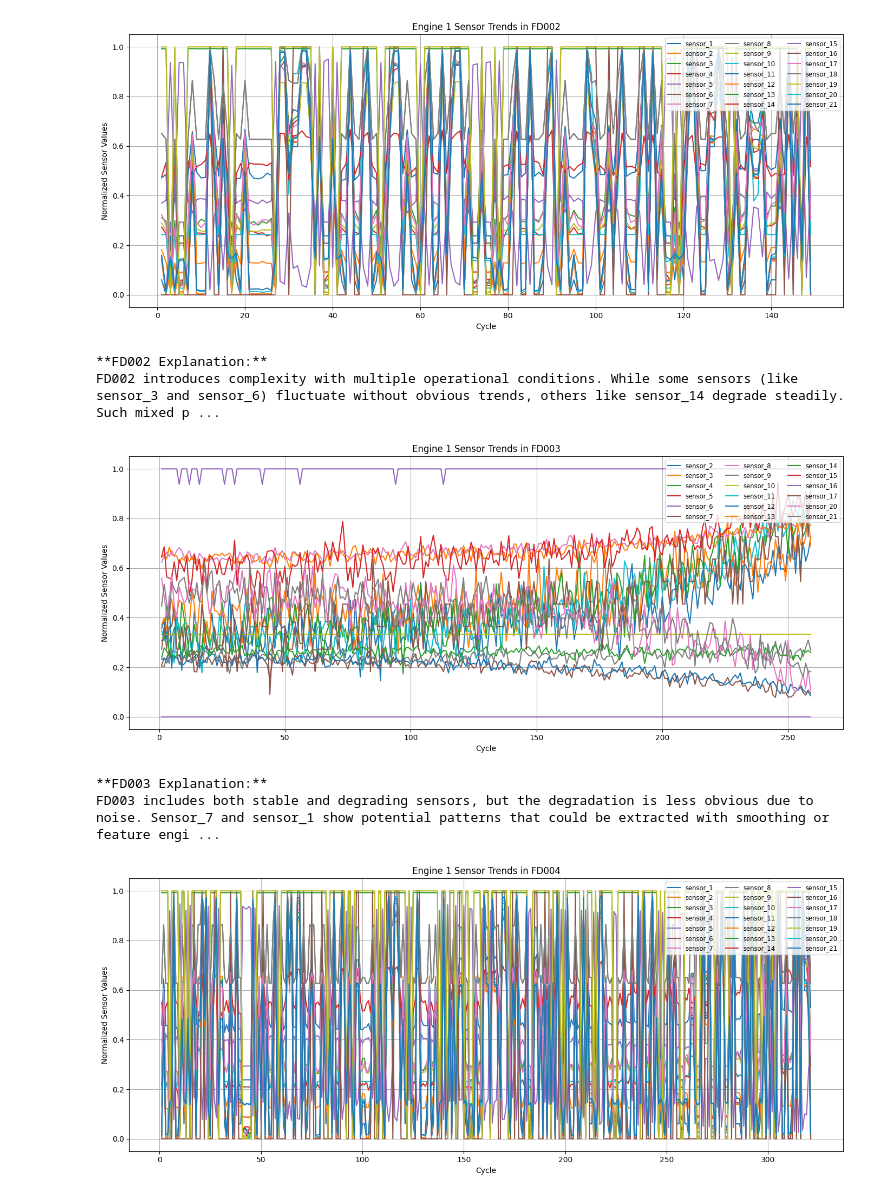
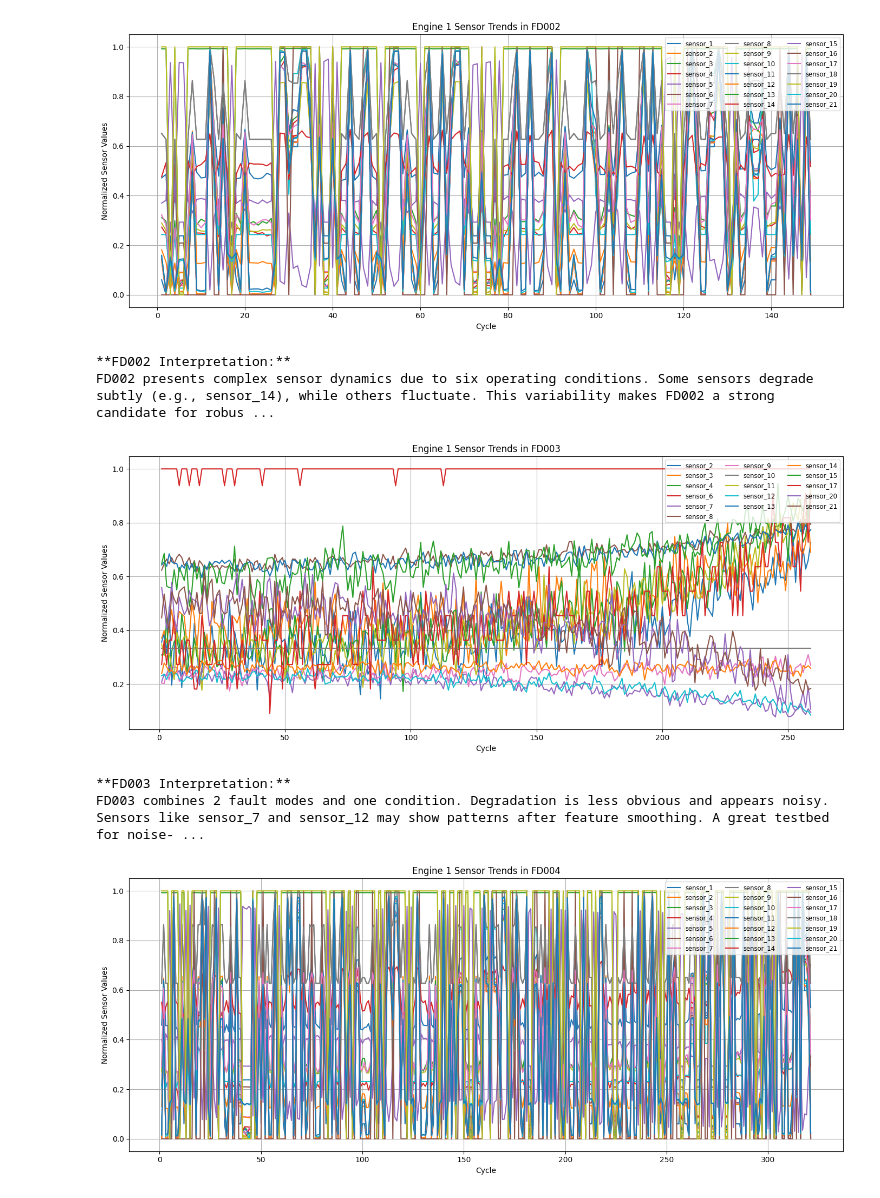
Before and after one commit to sunkenship2025/hybrid-predictive-maintenance, a Jupyter notebook: notebooks/01_data_cleaning.ipynb, the cells around one changed output. Saved outputs shown, nothing was run; the diff lists cells and outputs as text; code cells hidden in the pictures.

```diff
--- a/notebooks/01_data_cleaning.ipynb
+++ b/notebooks/01_data_cleaning.ipynb
@@ -77,9 +245,9 @@ This allows us to reuse the processed data in future phases—such as clustering
 # %%
-# Clean, normalize and save all training sets
+# Step 4: Save cleaned and normalized training datasets as CSVs
+
 for ds_id in dataset_ids:
-    cleaned_df = clean_and_normalize(datasets[ds_id]['train'])
-    datasets[ds_id]['train'] = cleaned_df
+    cleaned_df = cleaned_train_data[ds_id]
     cleaned_filename = os.path.join(base_path, f"clean_train_{ds_id}.csv")
     cleaned_df.to_csv(cleaned_filename, index=False)
-    print(f"Saved: {cleaned_filename}")
+    print(f"Saved cleaned file: {cleaned_filename}")
 # %% [output]
@@ -105,13 +276,18 @@ These early observations are important for shaping our clustering approach and f
 # %%
-
-# Visualization: plot one engine's sensor progression from each FD dataset
+# Visualization: Plot Engine 1's normalized sensor progression for each FD00x dataset
 
 def plot_sensor_trend(df, ds_id):
     unit_1 = df[df['unit'] == 1]
+    if unit_1.empty:
+        print(f"Unit 1 not found in {ds_id}. Skipping plot.")
+        return
+
+    sensor_columns = [col for col in df.columns if col.startswith('sensor_')]
     plt.figure(figsize=(14, 6))
-    for col in df.columns:
-        if col.startswith('sensor_'):
-            plt.plot(unit_1['time'], unit_1[col], label=col)
+
+    for col in sensor_columns:
+        plt.plot(unit_1['time'], unit_1[col], label=col)
+
     plt.title(f"Engine 1 Sensor Trends in {ds_id}")
     plt.xlabel("Cycle")
     plt.ylabel("Normalized Sensor Values")
@@ -120,31 +296,30 @@ def plot_sensor_trend(df, ds_id):
     plt.tight_layout()
     plt.show()
 
-    # Enhanced explanations for a student-friendly but deep insight
+    # Updated interpretation based on actual retained sensors and degradation behavior
     interpretations = {
         'FD001': (
-            "In FD001, sensors like sensor_2 and sensor_11 show a smooth and consistent downward trend, which strongly indicates engine degradation over time. "
-            "Other sensors remain relatively flat, implying they do not contribute much to RUL prediction. These clear degradation patterns make FD001 ideal for supervised regression models."
+            "FD001 shows clear monotonic degradation in sensors like sensor_2, sensor_3, sensor_11, and sensor_12. "
+            "These patterns are ideal for regression and degradation stage modeling in a single-condition environment."
         ),
         'FD002': (
-            "FD002 introduces complexity with multiple operational conditions. While some sensors (like sensor_3 and sensor_6) fluctuate without obvious trends, others like sensor_14 degrade steadily. "
-            "Such mixed patterns make this dataset useful for clustering engines by behavior and developing models that are robust to variable environments."
+            "FD002 presents complex sensor dynamics due to six operating conditions. Some sensors degrade subtly (e.g., sensor_14), "
+            "while others fluctuate. This variability makes FD002 a strong candidate for robust clustering techniques."
         ),
         'FD003': (
-            "FD003 includes both stable and degrading sensors, but the degradation is less obvious due to noise. Sensor_7 and sensor_1 show potential patterns that could be extracted with smoothing or feature engineering. "
-            "This kind of dataset challenges simple models and encourages exploration of signal processing or noise-tolerant learning techniques."
+            "FD003 combines 2 fault modes and one condition. Degradation is less obvious and appears noisy. "
+            "Sensors like sensor_7 and sensor_12 may show patterns after feature smoothing. A great testbed for noise-tolerant models."
         ),
         'FD004': (
-            "FD004 is marked by sudden changes in some sensors like sensor_15 and sensor_17, indicating abrupt or nonlinear degradation. This behavior is critical for testing models that can capture dynamic system failure. "
-            "Deep learning models like LSTM or GRU that learn from temporal sequences are especially well-suited for this type of data."
+            "FD004 is the most challenging: multiple conditions and two fault modes. Sensors like sensor_15, sensor_17, and sensor_20 "
+            "exhibit abrupt changes. Best suited for sequence-aware models like LSTM or advanced anomaly detection."
         )
     }
-    print(f"\n**{ds_id} Explanation:**\n{interpretations[ds_id]}\n")
 
-# Define dataset IDs for iteration
-dataset_ids = ['FD001', 'FD002', 'FD003', 'FD004']
+    print(f"\n**{ds_id} Interpretation:**\n{interpretations.get(ds_id, 'No interpretation available.')}\n")
 
-# Plot
+
+# Run visualizations on cleaned and normalized training data
 for ds_id in dataset_ids:
-    plot_sensor_trend(datasets[ds_id]['train'], ds_id)
+    plot_sensor_trend(cleaned_train_data[ds_id], ds_id)
 # %% [output]
@@ -154,7 +329,7 @@ In FD001, sensors like sensor_2 and sensor_11 show a smooth and consistent downw
 [figure]
-**FD002 Explanation:**
-FD002 introduces complexity with multiple operational conditions. While some sensors (like sensor_3 and sensor_6) fluctuate without obvious trends, others like sensor_14 degrade steadily. Such mixed p ...
+**FD002 Interpretation:**
+FD002 presents complex sensor dynamics due to six operating conditions. Some sensors degrade subtly (e.g., sensor_14), while others fluctuate. This variability makes FD002 a strong candidate for robus ...
-[figure, old version]
+[figure, new version]
-**FD003 Explanation:**
-FD003 includes both stable and degrading sensors, but the degradation is less obvious due to noise. Sensor_7 and sensor_1 show potential patterns that could be extracted with smoothing or feature engi ...
+**FD003 Interpretation:**
+FD003 combines 2 fault modes and one condition. Degradation is less obvious and appears noisy. Sensors like sensor_7 and sensor_12 may show patterns after feature smoothing. A great testbed for noise- ...
 [figure]
```
Also changed, not shown: parts of 15 cells of this notebook, 6 other files.
